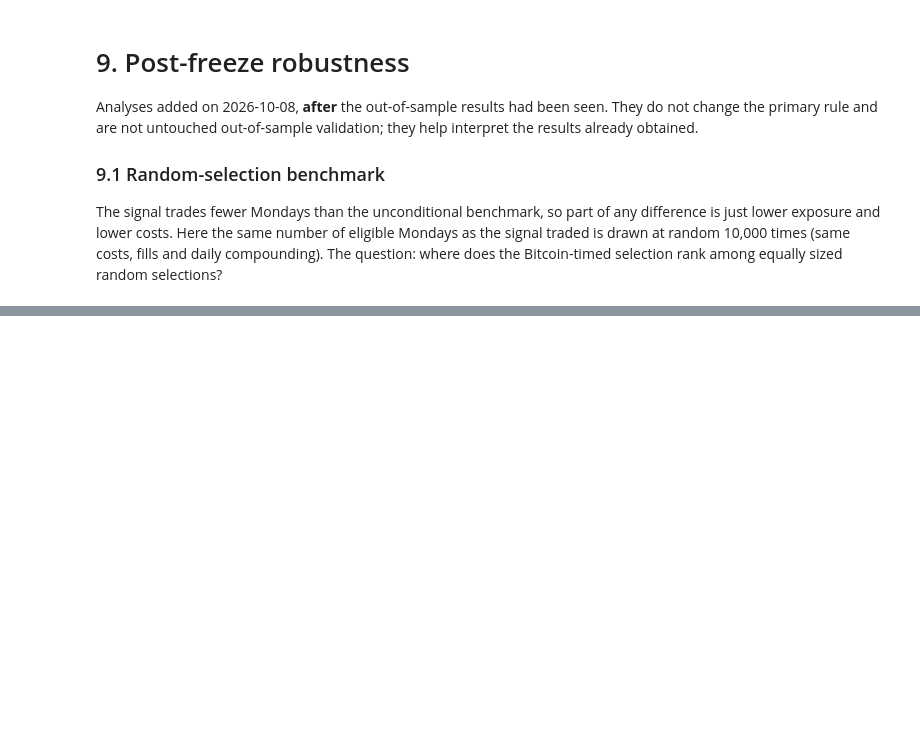
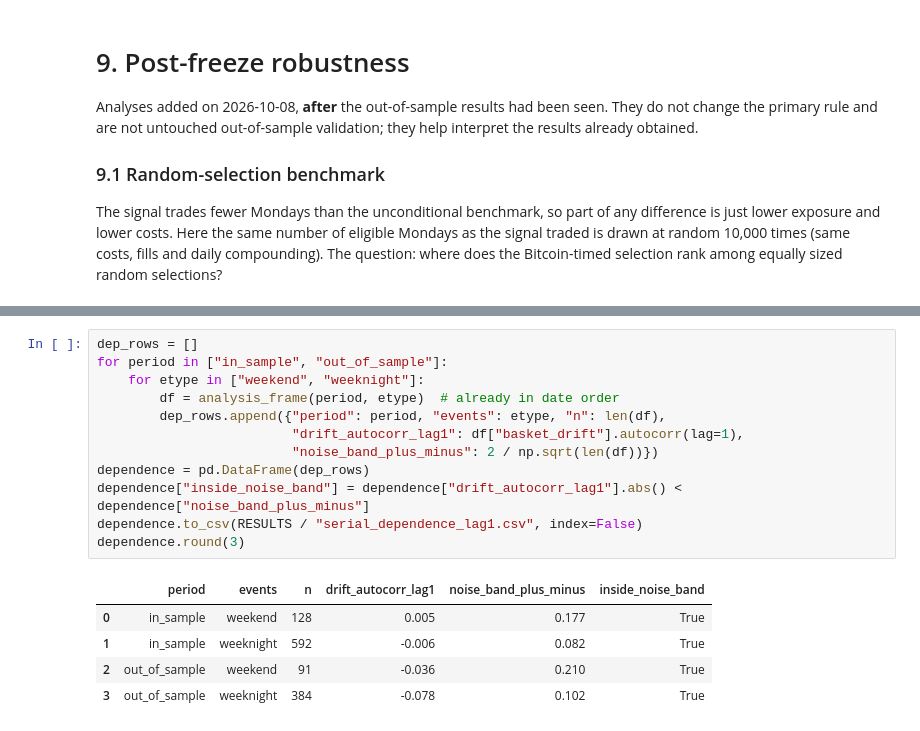
Before and after one commit to MertAyranci/priced-by-the-bell, a Jupyter notebook: notebook.ipynb, the cells around one changed output, grey strips where cells are left out. Cells and saved outputs as stored; diff of their text form; blank space fills up the shorter version.

Commit message:
Simple serial-dependence check (lag-1 autocorrelation)

```diff
--- a/notebook.ipynb
+++ b/notebook.ipynb
@@ -1499,0 +1519,18 @@ fig.tight_layout(); fig.savefig(FIGURES / "random_selection_benchmark.png", dpi=
+# %%
+dep_rows = []
+for period in ["in_sample", "out_of_sample"]:
+    for etype in ["weekend", "weeknight"]:
+        df = analysis_frame(period, etype)  # already in date order
+        dep_rows.append({"period": period, "events": etype, "n": len(df),
+                         "drift_autocorr_lag1": df["basket_drift"].autocorr(lag=1),
+                         "noise_band_plus_minus": 2 / np.sqrt(len(df))})
+dependence = pd.DataFrame(dep_rows)
+dependence["inside_noise_band"] = dependence["drift_autocorr_lag1"].abs() < dependence["noise_band_plus_minus"]
+dependence.to_csv(RESULTS / "serial_dependence_lag1.csv", index=False)
+dependence.round(3)
+# %% [output]
+|  | period | events | n | drift_autocorr_lag1 | noise_band_plus_minus | inside_noise_band |
+| 0 | in_sample | weekend | 128 | 0.005 | 0.177 | True |
+| 1 | in_sample | weeknight | 592 | -0.006 | 0.082 | True |
+| 2 | out_of_sample | weekend | 91 | -0.036 | 0.210 | True |
+| 3 | out_of_sample | weeknight | 384 | -0.078 | 0.102 | True |
```
Also changed, not shown: parts of 6 cells of this notebook, 4 other files.
